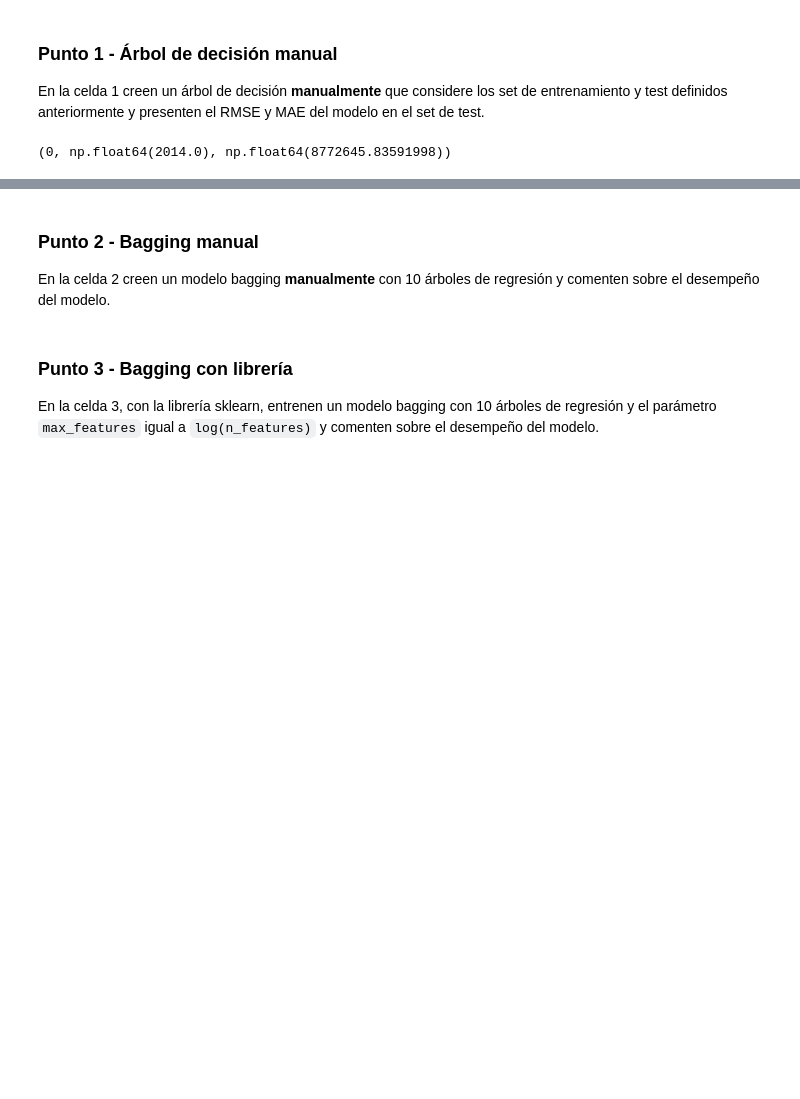
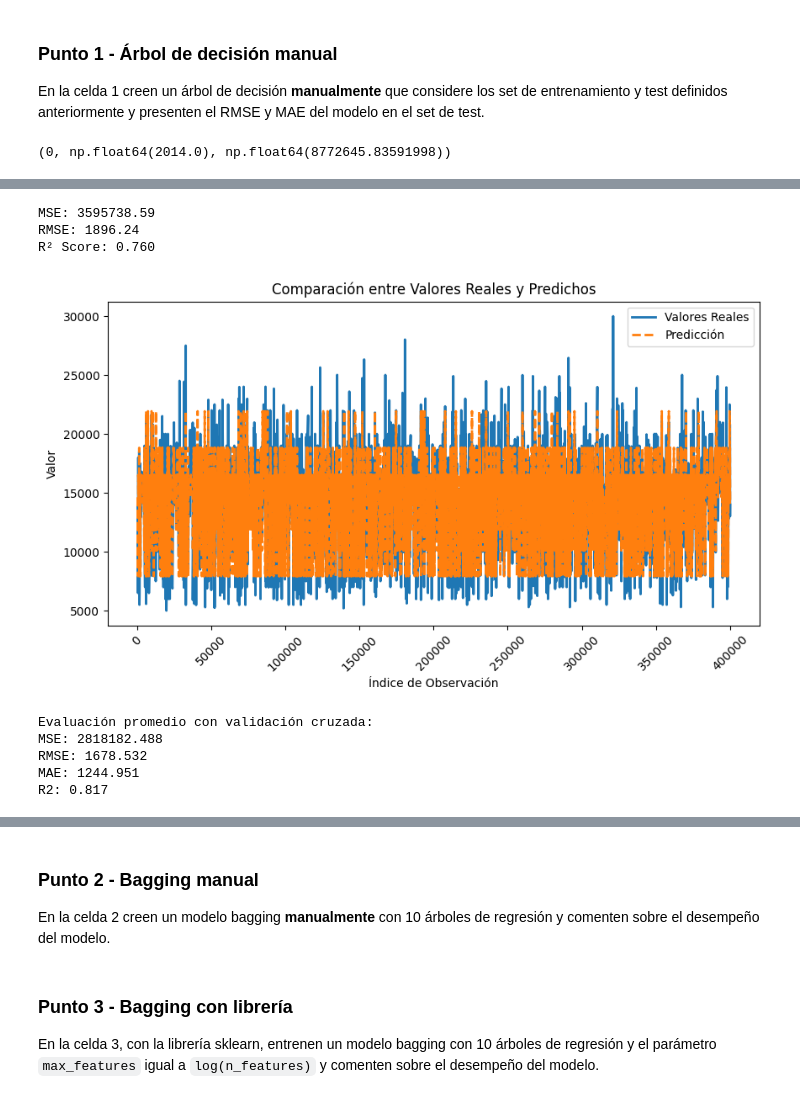
Before and after one commit to MateoSandoval-Py-SQL/MIAD_ML_NLP_2025, a Jupyter notebook: Semana 2/S2TC1_RandomForests_Boosting.ipynb, the cells around one changed output, grey strips where cells are left out. Drawn from its saved outputs; the diff is of its cells as text; code cells hidden in the pictures; blank space fills up the shorter version.

Commit message:
Clean up unnecessary code in RandomForests_Boosting notebook

```diff
--- a/Semana 2/S2TC1_RandomForests_Boosting.ipynb
+++ b/Semana 2/S2TC1_RandomForests_Boosting.ipynb
@@ -273,0 +236,3 @@ plt.show()
+# %%
+def mse_def(y):
+    return ((y - y.mean())**2).mean() if len(y) > 0 else 0
@@ -273,0 +300,3 @@ plt.show()
+# %%
+tree = tree_grow(X_train, y_train, level=0, min_gain=0.001, max_depth=3, num_pct=10)
+tree
@@ -273,0 +321,50 @@ plt.show()
+# %%
+def tree_predict(X, tree):
+    predicted = np.ones(X.shape[0])
+
+    # Si el nodo es terminal, devolver la predicción media almacenada
+    if 'split' not in tree or tree['split'] == -1 or tree['split'] is None:
+        return np.full(X.shape[0], tree['y_pred'])  # Devuelve la predicción promedio del nodo
+
+    # De lo contrario, continuar dividiendo
+    j, split = tree['split']
+    filter_l = X.iloc[:, j] < split
+    X_l = X.loc[filter_l]
+    X_r = X.loc[~filter_l]
+
+    if X_l.shape[0] > 0:
+        predicted[filter_l] = tree_predict(X_l, tree['sl'])
+    if X_r.shape[0] > 0:
+        predicted[~filter_l] = tree_predict(X_r, tree['sr'])
+
+    return predicted
+# %%
+# Ejecución de función tree_predict
+yPredict_Tree = tree_predict(X_test, tree)
+# %%
+MSETREE = np.average(np.square(yPredict_Tree-y_test))
+r2Tree = r2_score(y_test, yPredict_Tree)
+
+# Mostramos los resultados
+print(f'MSE: {MSETREE:.2f}')
+print(f'RMSE: {np.sqrt(MSETREE):.2f}')
+print(f"R² Score: {r2Tree:.3f}")
+# %% [output]
+MSE: 3595738.59
+RMSE: 1896.24
+R² Score: 0.760
+# %%
+graf = pd.DataFrame({"real": y_test, "predicho": yPredict_Tree})
+
+plt.figure(figsize=(10, 5))
+sns.lineplot(data=graf, x=graf.index, y="real", label="Valores Reales", linewidth=2)
+sns.lineplot(data=graf, x=graf.index, y="predicho", label="Predicción", linestyle="dashed", linewidth=2)
+
+plt.xticks(rotation=45)  # Mejora la legibilidad del eje x si es una fecha/hora
+plt.xlabel("Índice de Observación")
+plt.ylabel("Valor")
+plt.title("Comparación entre Valores Reales y Predichos")
+plt.legend()
+plt.show()
+# %% [output]
+[figure, added]
@@ -273,0 +407,11 @@ plt.show()
+# %%
+results = evaluate_tree_cv(X, y, k=5, max_depth=5, min_gain=0.001, num_pct=10, random_state=0)
+print("Evaluación promedio con validación cruzada:")
+for metric, score in results.items():
+    print(f"{metric}: {score:.3f}")
+# %% [output]
+Evaluación promedio con validación cruzada:
+MSE: 2818182.488
+RMSE: 1678.532
+MAE: 1244.951
+R2: 0.817
```
Also changed, not shown: parts of 20 cells of this notebook.
